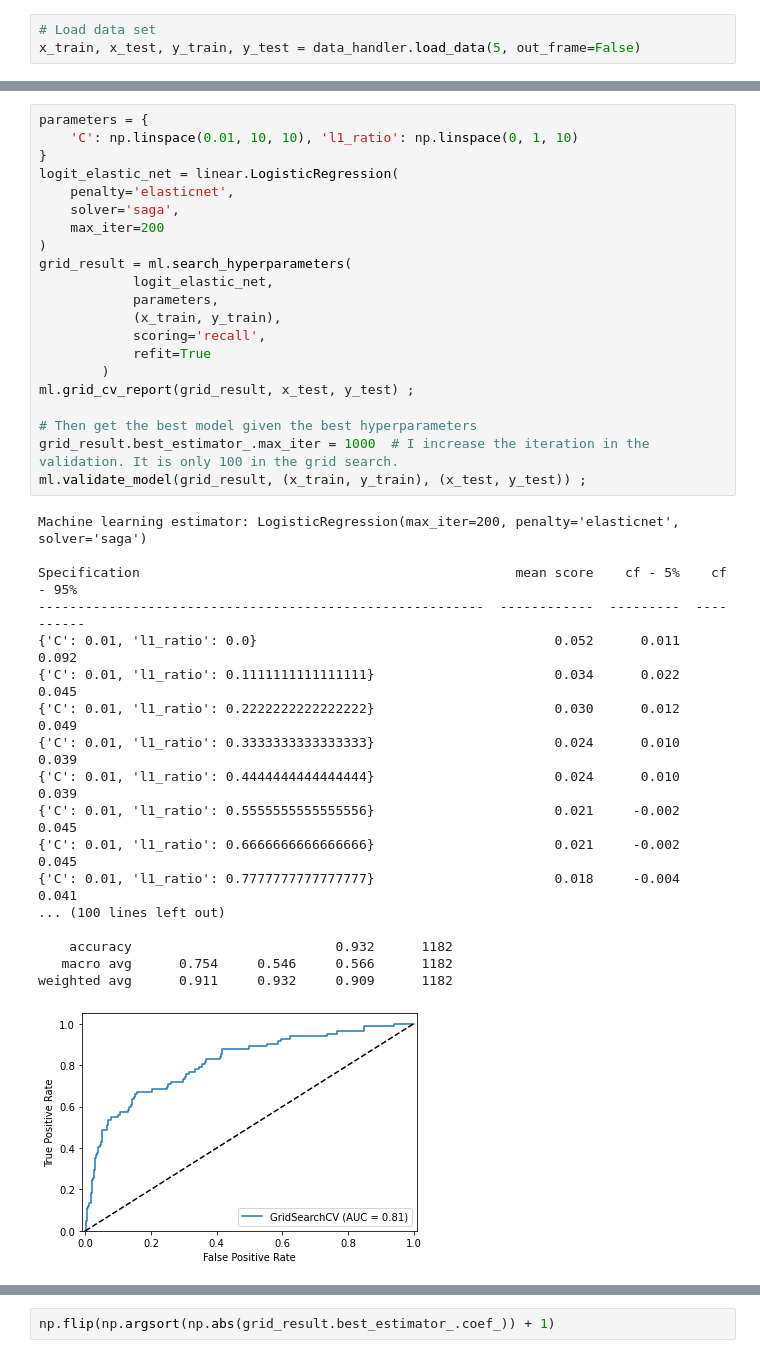
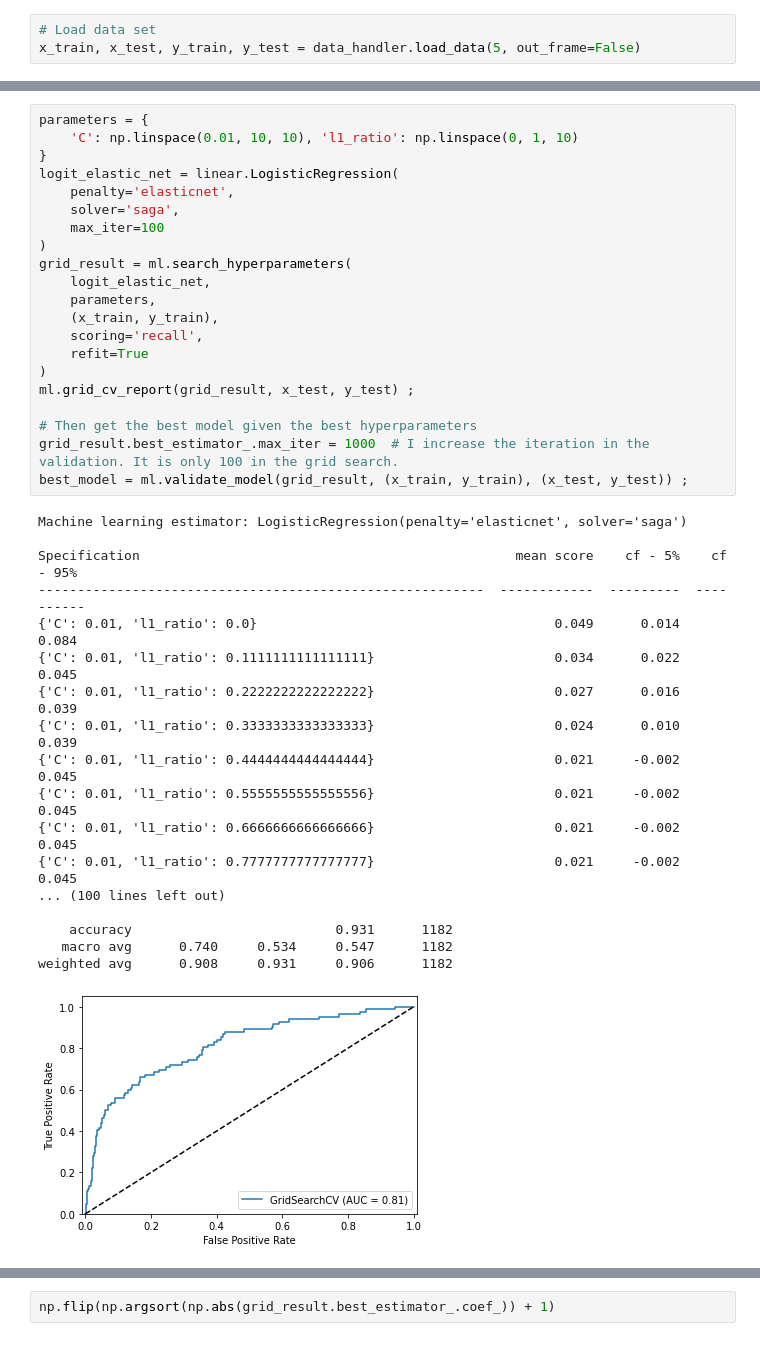
Before and after one commit to KarlTjensvoll/seminar_ml, a Jupyter notebook: code/python/karl_sandbox_2.ipynb, the cells around one changed output, grey strips where cells are left out. Saved outputs shown, nothing was run; the diff lists cells and outputs as text.

```diff
--- a/code/python/karl_sandbox_2.ipynb
+++ b/code/python/karl_sandbox_2.ipynb
@@ -88,43 +76,43 @@ grid_result = ml.search_hyperparameters(
 # %%
 parameters = {
     'C': np.linspace(0.01, 10, 10), 'l1_ratio': np.linspace(0, 1, 10)
 }
 logit_elastic_net = linear.LogisticRegression(
     penalty='elasticnet',
     solver='saga',
-    max_iter=200
+    max_iter=100
 )
 grid_result = ml.search_hyperparameters(
-            logit_elastic_net,
-            parameters,
-            (x_train, y_train),
-            scoring='recall',
-            refit=True
-        )
+    logit_elastic_net,
+    parameters,
+    (x_train, y_train),
+    scoring='recall',
+    refit=True
+)
 ml.grid_cv_report(grid_result, x_test, y_test) ;
 
 # Then get the best model given the best hyperparameters
 grid_result.best_estimator_.max_iter = 1000  # I increase the iteration in the validation. It is only 100 in the grid search.
-ml.validate_model(grid_result, (x_train, y_train), (x_test, y_test)) ;
+best_model = ml.validate_model(grid_result, (x_train, y_train), (x_test, y_test)) ;
 # %% [output]
-Machine learning estimator: LogisticRegression(max_iter=200, penalty='elasticnet', solver='saga')
+Machine learning estimator: LogisticRegression(penalty='elasticnet', solver='saga')
 
 Specification                                                mean score    cf - 5%    cf - 95%
 ---------------------------------------------------------  ------------  ---------  ----------
-{'C': 0.01, 'l1_ratio': 0.0}                                      0.052      0.011       0.092
+{'C': 0.01, 'l1_ratio': 0.0}                                      0.049      0.014       0.084
 {'C': 0.01, 'l1_ratio': 0.1111111111111111}                       0.034      0.022       0.045
-{'C': 0.01, 'l1_ratio': 0.2222222222222222}                       0.030      0.012       0.049
+{'C': 0.01, 'l1_ratio': 0.2222222222222222}                       0.027      0.016       0.039
 {'C': 0.01, 'l1_ratio': 0.3333333333333333}                       0.024      0.010       0.039
-{'C': 0.01, 'l1_ratio': 0.4444444444444444}                       0.024      0.010       0.039
+{'C': 0.01, 'l1_ratio': 0.4444444444444444}                       0.021     -0.002       0.045
 {'C': 0.01, 'l1_ratio': 0.5555555555555556}                       0.021     -0.002       0.045
 {'C': 0.01, 'l1_ratio': 0.6666666666666666}                       0.021     -0.002       0.045
-{'C': 0.01, 'l1_ratio': 0.7777777777777777}                       0.018     -0.004       0.041
+{'C': 0.01, 'l1_ratio': 0.7777777777777777}                       0.021     -0.002       0.045
 ... (100 lines left out)
 
-    accuracy                          0.932      1182
-   macro avg      0.754     0.546     0.566      1182
-weighted avg      0.911     0.932     0.909      1182
+    accuracy                          0.931      1182
+   macro avg      0.740     0.534     0.547      1182
+weighted avg      0.908     0.931     0.906      1182
-[figure, old version]
+[figure, new version]
 Confusion matrix from a LogisticRegression, with test-score of 0.061 and train-score of 0.092
 
                 Non-Bankrupt    Bankrupt
```
Also changed, not shown: parts of 8 cells of this notebook, 2 other files.
